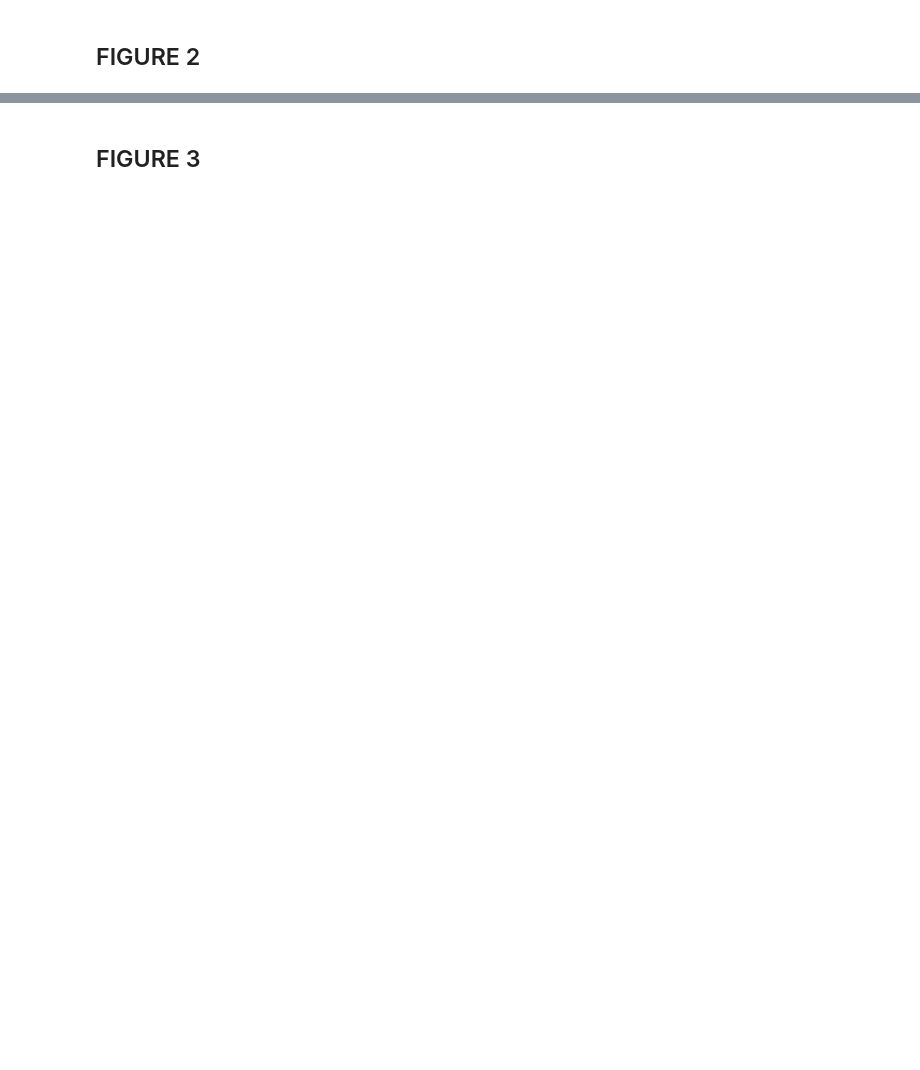
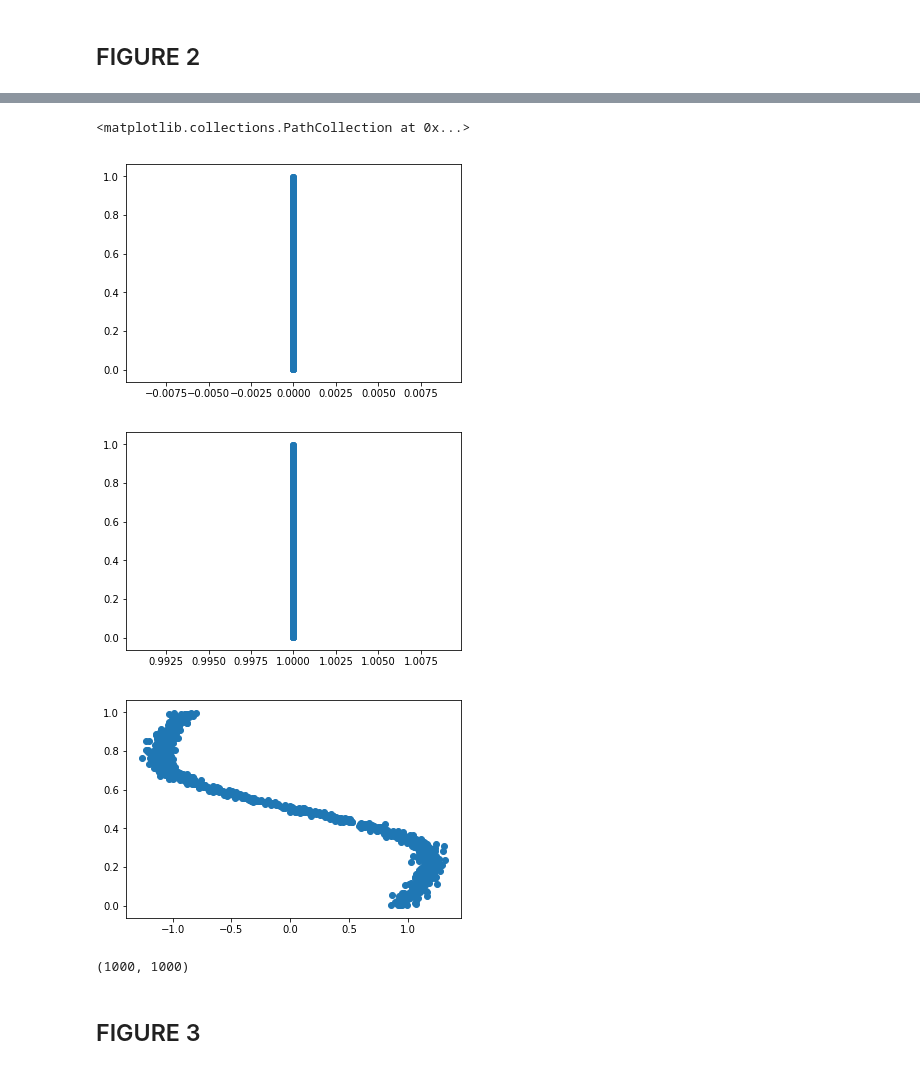
Before and after one commit to VinceBaz/projects_networks, a Jupyter notebook: experiments.ipynb, the cells around one changed output, grey strips where cells are left out. Saved outputs shown, nothing was run; the diff lists cells and outputs as text; code cells hidden in the pictures; blank space fills up the shorter version.

```diff
--- a/experiments.ipynb
+++ b/experiments.ipynb
@@ -104,0 +71,47 @@ Text(0, 0.5, 'Node Attribute')
+# %%
+x_mean = np.zeros((1000))
+x_sd = np.zeros((1000))
+x_skew = np.zeros((1000))
+x_kurt= np.zeros((1000))
+y_mean = np.zeros((1000))
+y_sd = np.zeros((1000))
+y_skew = np.zeros((1000))
+y_kurt= np.zeros((1000))
+null_std = np.zeros((1000))
+for i in range(1000):
+    x_mean[i] = la_extra[i]["x_mean"]
+    x_sd[i] = la_extra[i]["x_stds"]
+    x_skew[i] = la_extra[i]["x_skew"]
+    x_kurt[i] = la_extra[i]["x_kurt"]
+    y_mean[i] = la_extra[i]["y_mean"]
+    y_sd[i] = la_extra[i]["y_stds"]
+    y_skew[i] = la_extra[i]["y_skew"]
+    y_kurt[i] = la_extra[i]["y_kurt"]
+    null_std[i] = np.std(la_extra[i]["null"])
+
+zscoredX = np.zeros((1000,1000))
+zscoredY = np.zeros((1000,1000))
+for i in range(1000):
+    zscoredX[i,:] = (r11_randNb-x_mean[i])/x_sd[i]
+    zscoredY[i,:] = (r11_randNb-y_mean[i])/y_sd[i]
+
+plt.figure()
+dist_means = np.sum(r11_w*zscoredX, axis=1)
+plt.scatter(dist_means, r11_randNb)
+
+plt.figure()
+dist_stds = np.sqrt(np.sum(r11_w * ((zscoredX - dist_means[:, np.newaxis])**2), axis=1))
+plt.scatter(dist_stds, r11_randNb)
+
+plt.figure()
+dist_skew = np.sum(r11_w * (((zscoredX - dist_means[:, np.newaxis])/dist_stds[:, np.newaxis])**3), axis=1)
+plt.scatter(dist_skew, r11_randNb)
+# %% [output]
+<matplotlib.collections.PathCollection at 0x...>
+[figure, added]
+[figure, added]
+[figure, added]
+# %%
+(zscoredX - dist_means[:, np.newaxis]**2).shape
+# %% [output]
+(1000, 1000)
```
Also changed, not shown: parts of 22 cells of this notebook, 7 other files.
